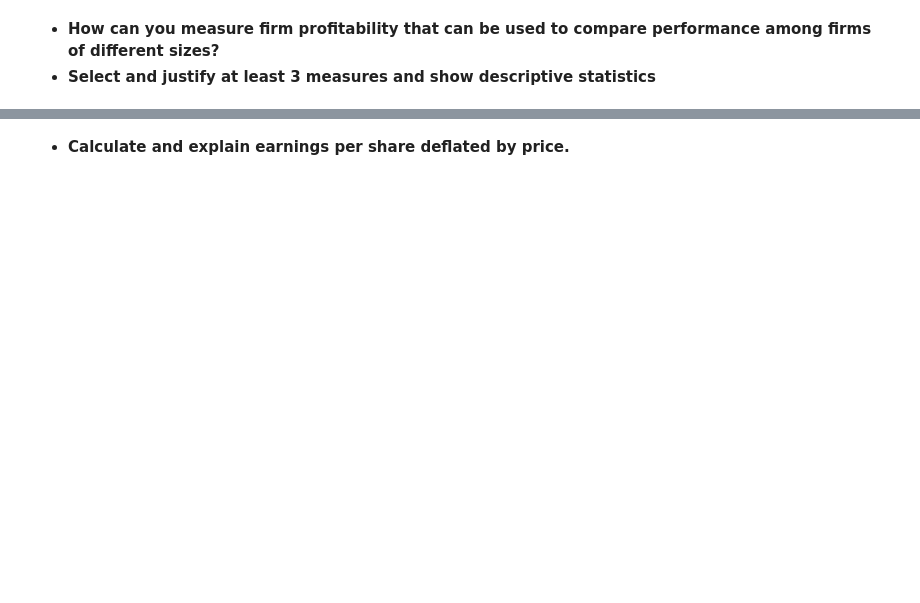
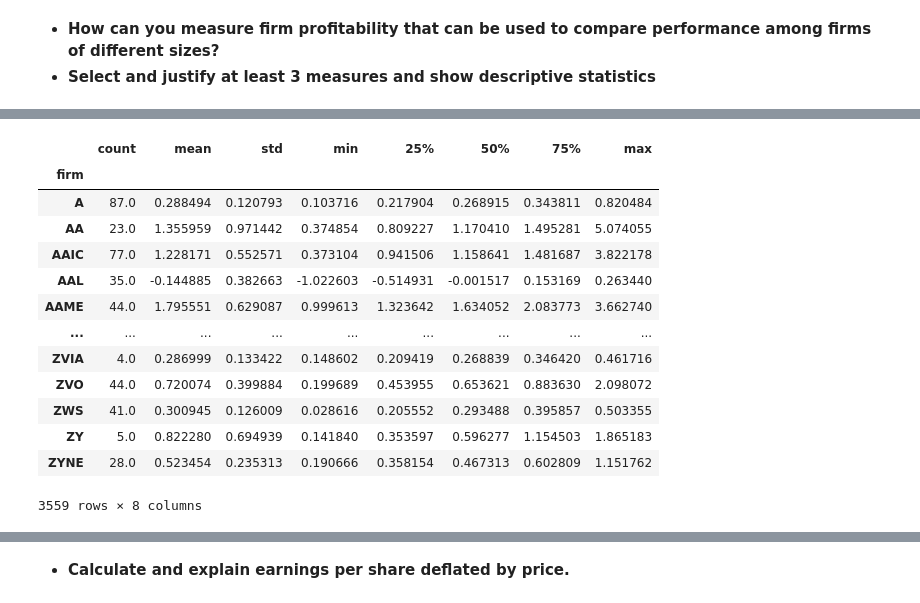
Before and after one commit to alexlohe25/IA_Avanzada_I, a Jupyter notebook: mod1_estadistica/business_case_A01733984.ipynb, the cells around one changed output, grey strips where cells are left out. Cells and saved outputs as stored; diff of their text form; code cells hidden in the pictures; blank space fills up the shorter version.

```diff
--- a/mod1_estadistica/business_case_A01733984.ipynb
+++ b/mod1_estadistica/business_case_A01733984.ipynb
@@ -630,0 +752,17 @@ Name: firm, dtype: object
+# %%
+dfExtra.groupby('firm')['BookToMarketRatio'].describe()
+# %% [output]
+|  | count | mean | std | min | 25% | 50% | 75% | max |
+| firm |  |  |  |  |  |  |  |  |
+| A | 87.0 | 0.288494 | 0.120793 | 0.103716 | 0.217904 | 0.268915 | 0.343811 | 0.820484 |
+| AA | 23.0 | 1.355959 | 0.971442 | 0.374854 | 0.809227 | 1.170410 | 1.495281 | 5.074055 |
+| AAIC | 77.0 | 1.228171 | 0.552571 | 0.373104 | 0.941506 | 1.158641 | 1.481687 | 3.822178 |
+| AAL | 35.0 | -0.144885 | 0.382663 | -1.022603 | -0.514931 | -0.001517 | 0.153169 | 0.263440 |
+| AAME | 44.0 | 1.795551 | 0.629087 | 0.999613 | 1.323642 | 1.634052 | 2.083773 | 3.662740 |
+| ... | ... | ... | ... | ... | ... | ... | ... | ... |
+| ZVIA | 4.0 | 0.286999 | 0.133422 | 0.148602 | 0.209419 | 0.268839 | 0.346420 | 0.461716 |
+| ZVO | 44.0 | 0.720074 | 0.399884 | 0.199689 | 0.453955 | 0.653621 | 0.883630 | 2.098072 |
+| ZWS | 41.0 | 0.300945 | 0.126009 | 0.028616 | 0.205552 | 0.293488 | 0.395857 | 0.503355 |
+| ZY | 5.0 | 0.822280 | 0.694939 | 0.141840 | 0.353597 | 0.596277 | 1.154503 | 1.865183 |
+| ZYNE | 28.0 | 0.523454 | 0.235313 | 0.190666 | 0.358154 | 0.467313 | 0.602809 | 1.151762 |
+3559 rows × 8 columns
```
Also changed, not shown: parts of 30 cells of this notebook.
